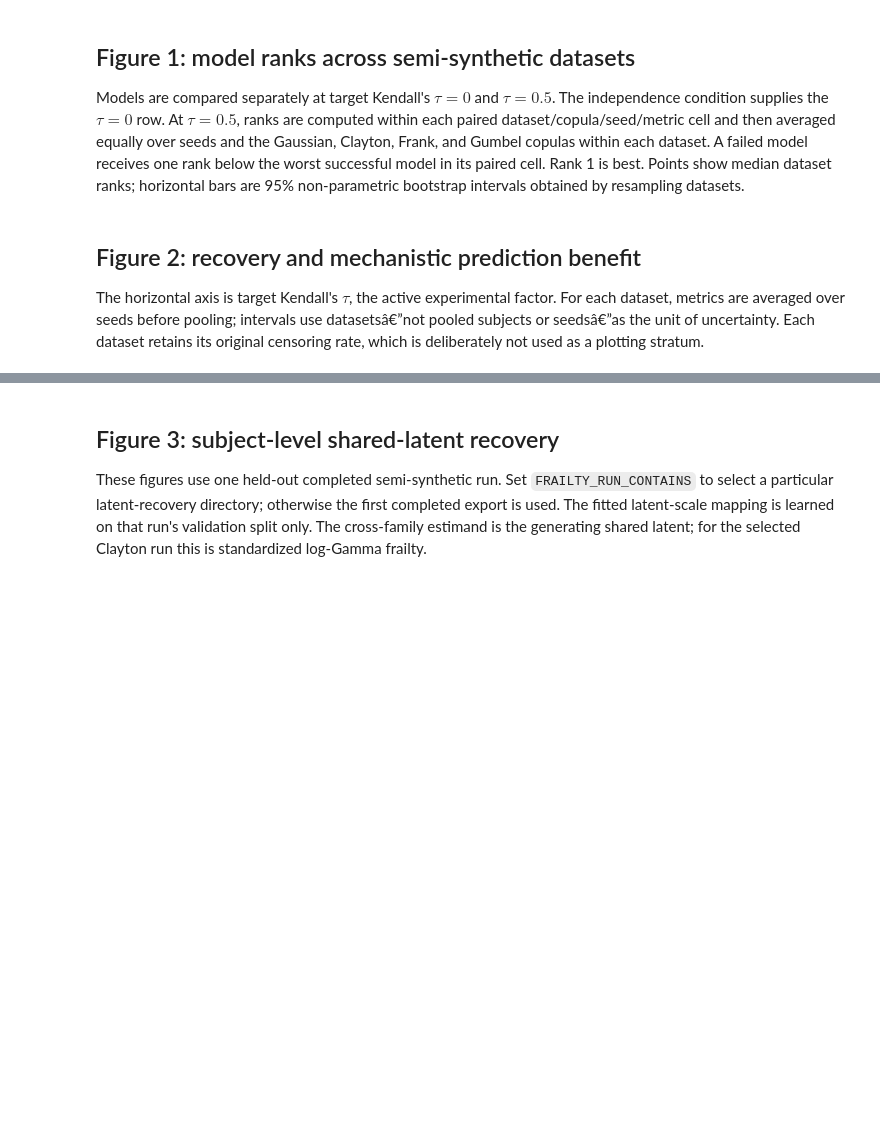
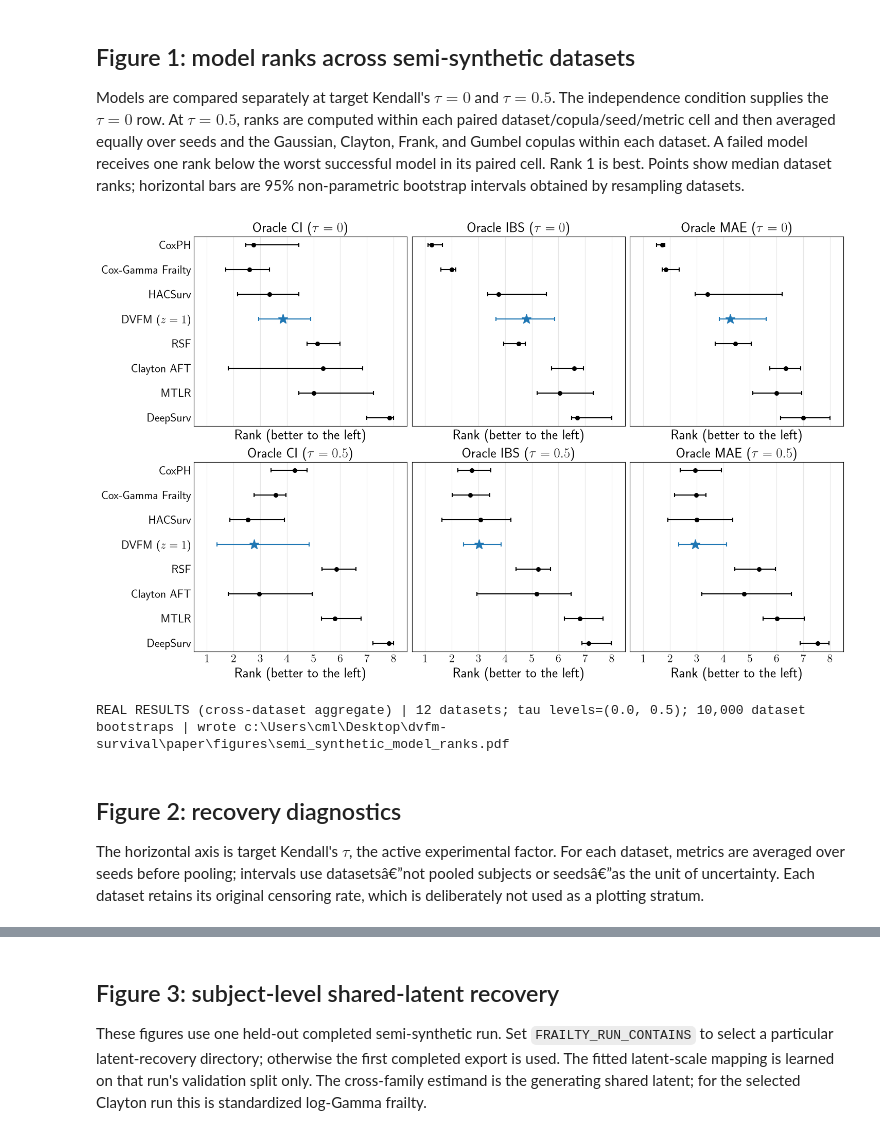
Before and after one commit to kalantari66/dvfm-survival, a Jupyter notebook: notebooks/semi_synthetic_results.ipynb, the cells around one changed output, grey strips where cells are left out. Saved outputs shown, nothing was run; the diff lists cells and outputs as text; code cells hidden in the pictures; blank space fills up the shorter version.

```diff
--- a/notebooks/semi_synthetic_results.ipynb
+++ b/notebooks/semi_synthetic_results.ipynb
@@ -192,10 +410,10 @@ RANK_METRICS = {
     "oracle_ibs": ("Oracle IBS", False),
     "oracle_mae": ("Oracle MAE", False),
 }
-N_BOOTSTRAPS = 20_000
-BOOTSTRAP_SEED = 2026
+N_BOOTSTRAPS = 10_000
+BOOTSTRAP_SEED = 0
 MODEL_LABELS = {
-    "DVFM": "DVFM ($z=1$)", "DVFM-z0": "DVFM ($z=0$)",
+    "DVFM": "DVFM ($z=1$)",
     "BayesianCoxGammaFrailty": "Cox-Gamma Frailty",
     "RSF": "RSF",
     "GBSA": "Gradient Boosting",
@@ -294,29 +512,32 @@ for row_index, tau_value in enumerate(RANK_TAUS):
-                fmt="*" if is_dvfm else "o", markersize=10 if is_dvfm else 5.5,
-                capsize=2.5, color="#0072B2" if is_dvfm else "#4D4D4D",
+                fmt="*" if is_dvfm else "o",
+                markersize=14 if is_dvfm else 5.5,
+                elinewidth=1.5, capsize=3, capthick=1.5,
+                color="tab:blue" if is_dvfm else "black",
             )
         axis.set(
             title=rf"{title} ($\tau={tau_value:g}$)",
             xlabel="Rank (better to the left)",
             xlim=(0.5, len(model_order) + 0.5),
         )
         axis.set_xticks(np.arange(1, len(model_order) + 1))
         axis.grid(axis="x", color="0.9", linewidth=0.8)
     axes[row_index, 0].set(
         yticks=positions,
-        yticklabels=[MODEL_LABELS.get(model, model) for model in model_order],
-        ylabel="Model",
+        yticklabels=[MODEL_LABELS.get(model, model) for model in model_order]
     )
 axes[0, 0].invert_yaxis()
-fig.suptitle("Median model rank across datasets by dependence strength", fontsize=14)
 out = FIGURE_DIR / "semi_synthetic_model_ranks.pdf"
 fig.savefig(out, bbox_inches="tight")
 plt.show()
 print(
     f"{DATA_SOURCE} | {results['dataset'].nunique()} datasets; "
     f"tau levels={RANK_TAUS}; {N_BOOTSTRAPS:,} dataset bootstraps | wrote {out}"
 )
+# %% [output]
+[figure, added]
+REAL RESULTS (cross-dataset aggregate) | 12 datasets; tau levels=(0.0, 0.5); 10,000 dataset bootstraps | wrote c:\Users\cml\Desktop\dvfm-survival\paper\figures\semi_synthetic_model_ranks.pdf
 # %% [markdown]
-## Figure 2: recovery and mechanistic prediction benefit
+## Figure 2: recovery diagnostics
 
 The horizontal axis is target Kendall's $\tau$, the active experimental factor. For each dataset, metrics are averaged over seeds before pooling; intervals use datasetsâ€”not pooled subjects or seedsâ€”as the unit of uncertainty. Each dataset retains its original censoring rate, which is deliberately not used as a plotting stratum.
 # %%
```
Also changed, not shown: parts of 15 cells of this notebook, 5 other files.
